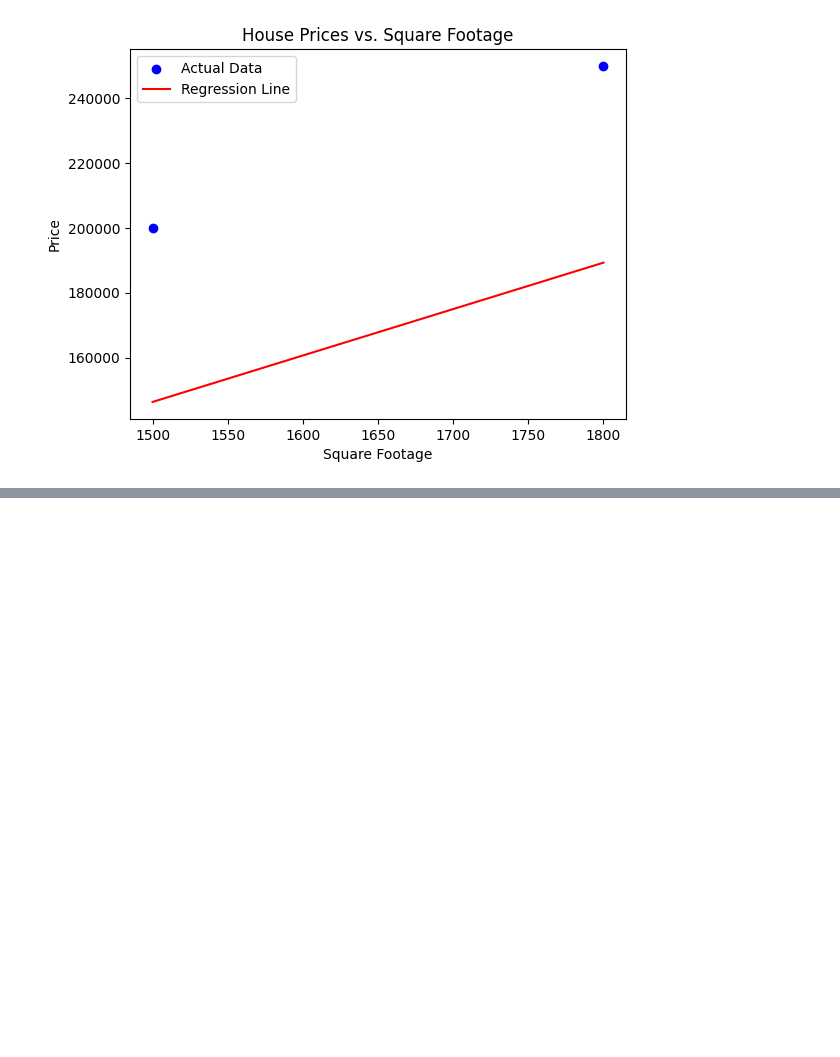
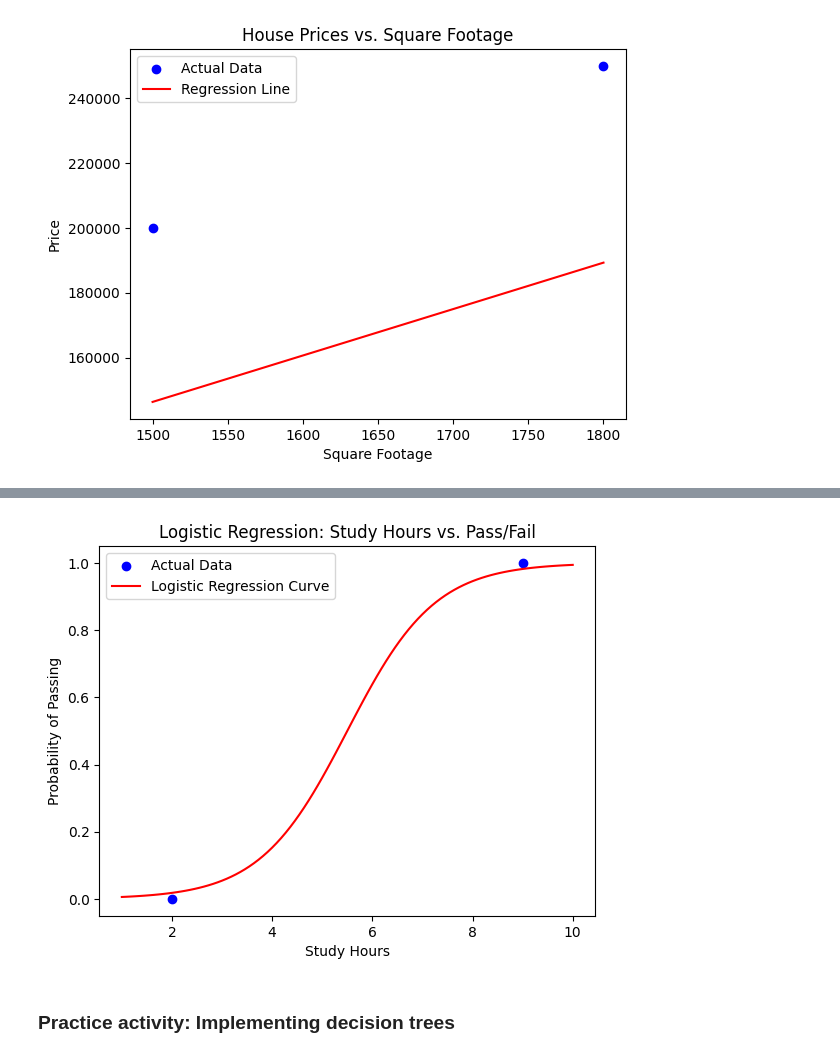
Before and after one commit to saidplayer/AIML, a Jupyter notebook: AI ML Algorithms and Techniques/Codes/M1.ipynb, the cells around one changed output, grey strips where cells are left out. Drawn from its saved outputs; the diff is of its cells as text; code cells hidden in the pictures; blank space fills up the shorter version.

```diff
--- a/AI ML Algorithms and Techniques/Codes/M1.ipynb
+++ b/AI ML Algorithms and Techniques/Codes/M1.ipynb
@@ -92,0 +128,11 @@ plt.show()
+# %%
+# Features (X) and Target (y)
+X = df[['StudyHours']]  # Feature(s)
+y = df['Pass']          # Target variable (0 = Fail, 1 = Pass)
+
+# Split data into 80% training and 20% testing
+X_train, X_test, y_train, y_test = train_test_split(X, y, test_size=0.2, random_state=42)
+
+# Display the shape of the training and testing sets
+print(f"Training data: {X_train.shape}, {y_train.shape}")
+print(f"Testing data: {X_test.shape}, {y_test.shape}")
@@ -92,0 +142,10 @@ plt.show()
+# %%
+# Initialize the Logistic Regression model
+model = LogisticRegression()
+
+# Train the model on the training data
+model.fit(X_train, y_train)
+
+# Display the model's learned coefficients
+print(f"Intercept: {model.intercept_}")
+print(f"Coefficient: {model.coef_[0]}")
@@ -92,0 +195,25 @@ plt.show()
+# %%
+# Create a range of study hours for plotting
+study_hours_range = np.linspace(X.min(), X.max(), 100)
+
+# Calculate predicted probabilities using the sigmoid function
+y_prob = model.predict_proba(study_hours_range.reshape(-1, 1))[:, 1]
+
+# Plot the actual data points
+plt.scatter(X_test, y_test, color='blue', label='Actual Data')
+
+# Plot the logistic regression curve
+plt.plot(study_hours_range, y_prob, color='red', label='Logistic Regression Curve')
+
+# Add labels and title
+plt.xlabel('Study Hours')
+plt.ylabel('Probability of Passing')
+plt.title('Logistic Regression: Study Hours vs. Pass/Fail')
+plt.legend()
+
+# Show the plot
+plt.show()
+# %% [output]
+[figure, added]
+# %% [markdown]
+### Practice activity: Implementing decision trees
```
Also changed, not shown: parts of 47 cells of this notebook, 1 other file.
